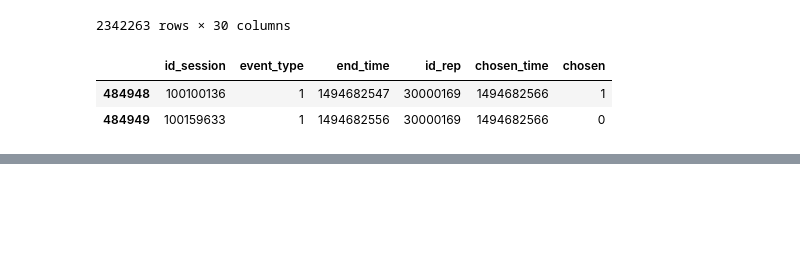
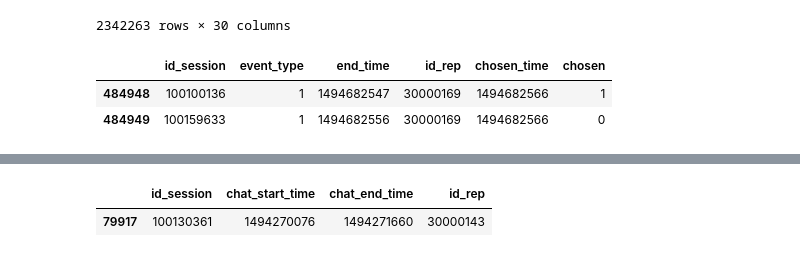
Before and after one commit to TamirS94/Service-system-research, a Jupyter notebook: Choiceset_error_analysis.ipynb, the cells around one changed output, grey strips where cells are left out. Cells and saved outputs as stored; diff of their text form; code cells hidden in the pictures; blank space fills up the shorter version.

```diff
--- a/Choiceset_error_analysis.ipynb
+++ b/Choiceset_error_analysis.ipynb
@@ -31,5 +31,7 @@ df_after_stage1 = pd.read_csv('agents_merged_fixed_28_5.csv')
 df_reg_before = pd.read_csv('df_choicesets_06_05_2026.csv')
 # df_reg_after = pd.read_csv('choicesets_after_customers_msg_unified_21_03.csv')
+# %%
+df_session = pd.read_csv('merged_session.csv')
 # %%
 # adding chosen_time column for comfort
 # df_reg_before['chosen_time'] = df_reg_before['end_time'] + df_reg_before['waiting_time']
@@ -789,0 +855,5 @@ df_reg_before
+# %%
+df_session[df_session[' id_session'] == 100130361][[' id_session', ' chat_start_time', ' chat_end_time', ' id_rep']]
+# %% [output]
+|  | id_session | chat_start_time | chat_end_time | id_rep |
+| 79917 | 100130361 | 1494270076 | 1494271660 | 30000143 |
```
Also changed, not shown: parts of 10 cells of this notebook, 1 other file.
